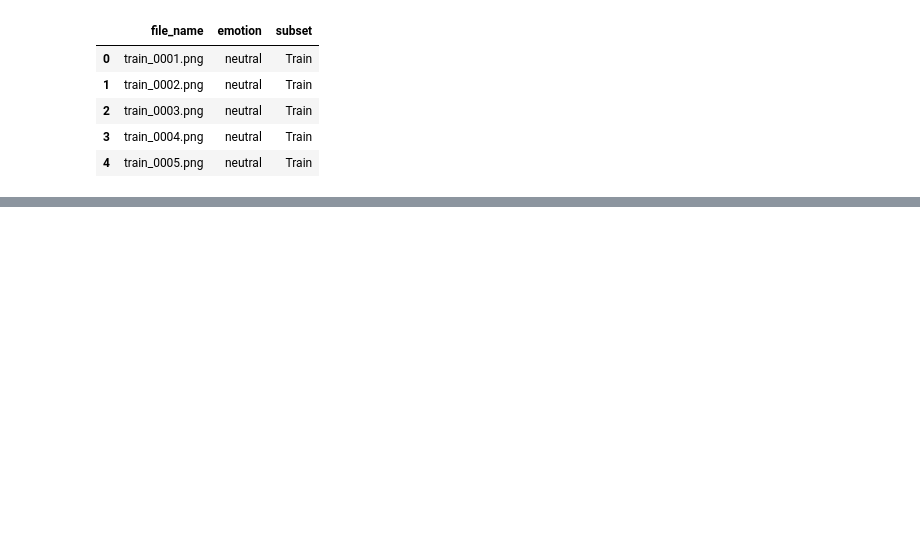
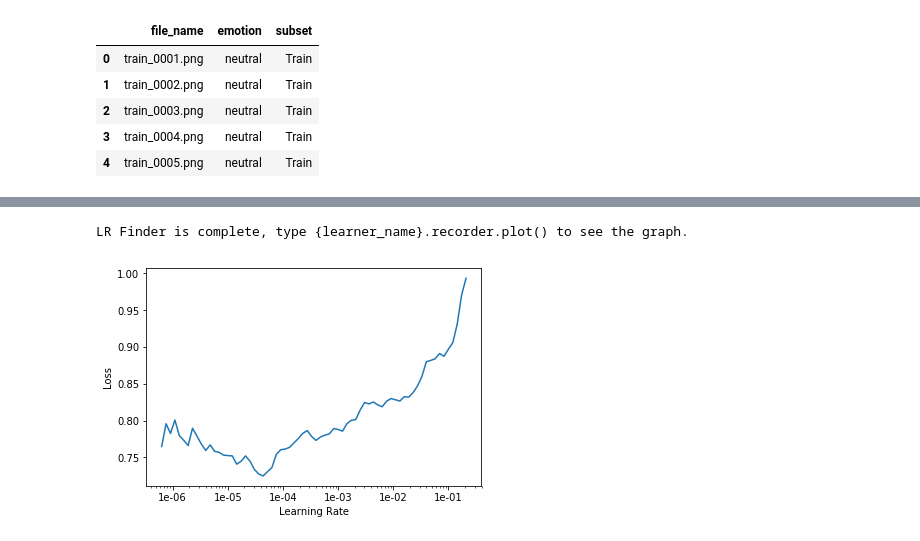
Before and after one commit to sri-1007/speech_emotion_recognition, a Jupyter notebook: scripts/fastai speech.ipynb, the cells around one changed output, grey strips where cells are left out. Cells and saved outputs as stored; diff of their text form; code cells hidden in the pictures; blank space fills up the shorter version.

```diff
--- a/scripts/fastai speech.ipynb
+++ b/scripts/fastai speech.ipynb
@@ -85,0 +128,2 @@ RuntimeError: Traceback (most recent call last):
+# %%
+model.fit_one_cycle(cyc_len=5, max_lr=1e-2)
@@ -85,0 +140,7 @@ RuntimeError: Traceback (most recent call last):
+# %%
+model.load('stage1')
+model.unfreeze()
+# %%
+model.lr_find()
+model.recorder.plot()
+# %% [output]
@@ -85,0 +148,2 @@ RuntimeError: Traceback (most recent call last):
+LR Finder is complete, type {learner_name}.recorder.plot() to see the graph.
+[figure, added]
```
Also changed, not shown: parts of 26 cells of this notebook.
